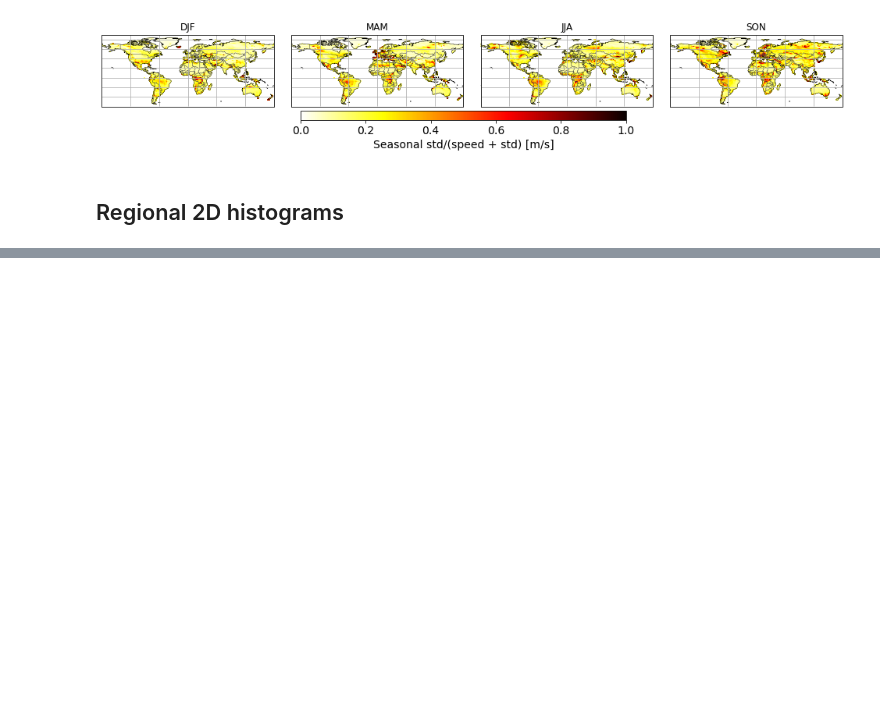
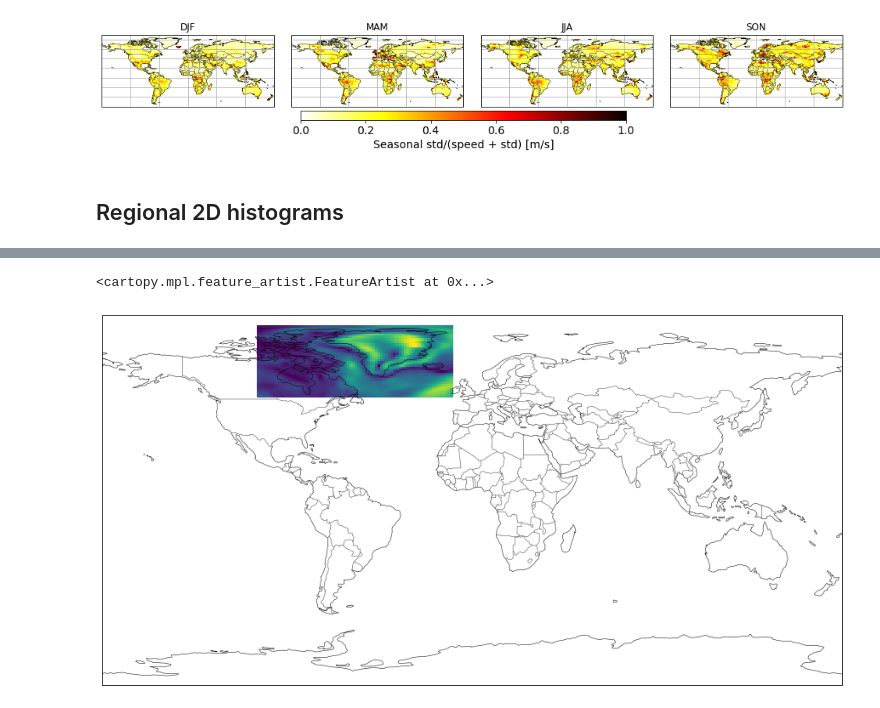
Before and after one commit to megandevlan/CLUBB_statistics, a Jupyter notebook: Regional_CombineUV.ipynb, the cells around one changed output, grey strips where cells are left out. Saved outputs shown, nothing was run; the diff lists cells and outputs as text; code cells hidden in the pictures; blank space fills up the shorter version.

```diff
--- a/Regional_CombineUV.ipynb
+++ b/Regional_CombineUV.ipynb
@@ -303,0 +484,18 @@ for iSeason in range(4):
+# %%
+np.shape(sfcWindSpd)
+rSel = RegMask.sel(region=2)
+rMask = np.full([len(lat),len(lon)],np.nan)
+rMask[rSel==True] = 1
+
+testArr=sfcWindSpd[iDJF,:,:]*rMask
+
+
+fig, ax1 = plt.subplots(1,1, figsize=(17, 8),
+                        facecolor='w', edgecolor='k',
+                        subplot_kw={'projection':ccrs.PlateCarree()})
+ax1.pcolormesh(lon,lat,testArr[12,:,:])
+ax1.coastlines(linewidth=0.5,edgecolor='0.25')
+ax1.add_feature(cfeature.BORDERS,linewidth=0.5,edgecolor='0.25')
+# %% [output]
+<cartopy.mpl.feature_artist.FeatureArtist at 0x...>
+[figure, added]
```
Also changed, not shown: parts of 12 cells of this notebook.
